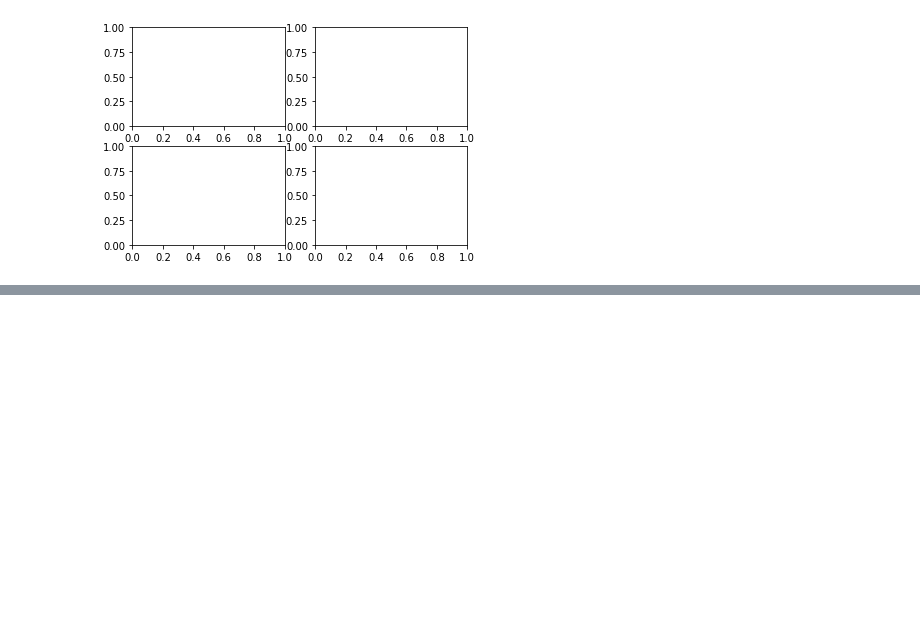
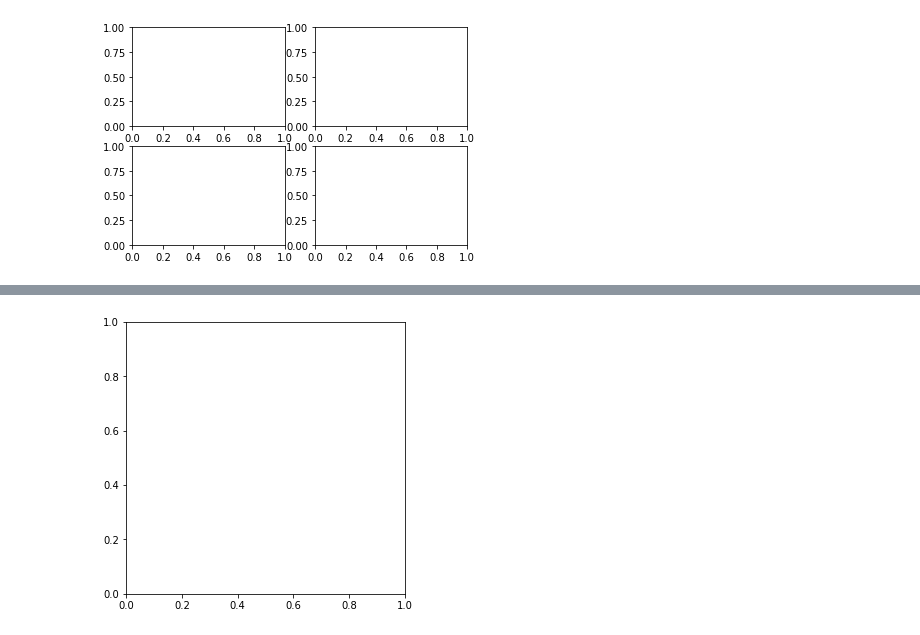
Before and after one commit to HBinble/StudyPython_Pandas, a Jupyter notebook: 10.graph.ipynb, the cells around one changed output, grey strips where cells are left out. Cells and saved outputs as stored; diff of their text form; code cells hidden in the pictures; blank space fills up the shorter version.

```diff
--- a/10.graph.ipynb
+++ b/10.graph.ipynb
@@ -91,0 +163,5 @@ fig
+# %%
+fig = plt.figure(figsize=(5,5)) # dpi=600(크기)
+axes1 = fig.add_subplot(1,1,1)
+# %% [output]
+[figure, added]
```
Also changed, not shown: parts of 46 cells of this notebook, 9 other files.
